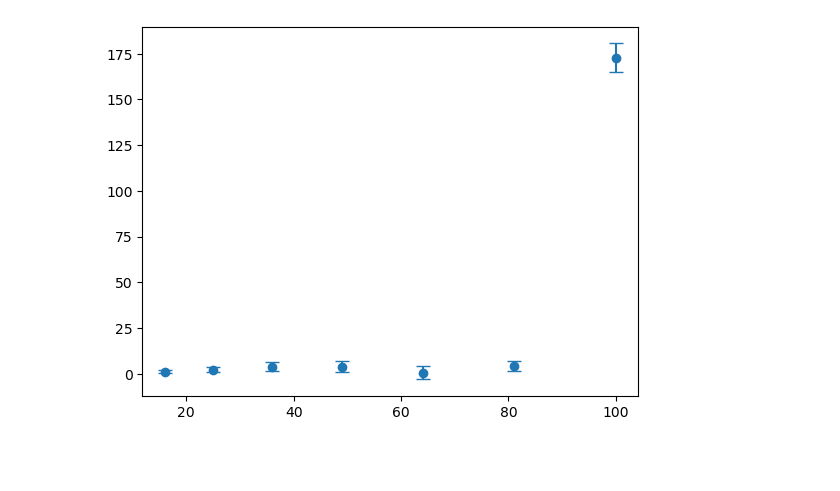
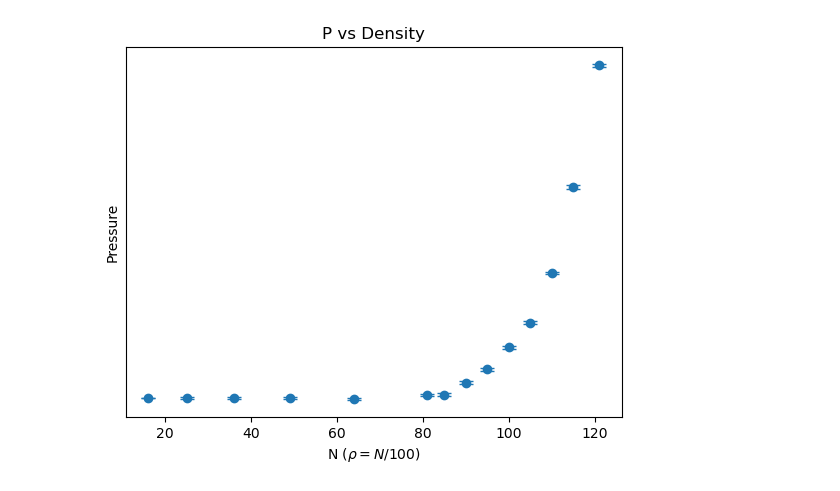
Before and after one commit to pjeong3120/md_engine, a Jupyter notebook: plots.ipynb, the cells around one changed output. Saved outputs shown, nothing was run; the diff lists cells and outputs as text; code cells hidden in the pictures; blank space fills up the shorter version.

```diff
--- a/plots.ipynb
+++ b/plots.ipynb
@@ -83,0 +94,17 @@ plt.show()
+# %%
+job_dir = f'./runs/gamma_screens/gamma={1.0}'
+
+with open(os.path.join(job_dir, 'data.pkl'), 'rb') as f:
+    data = pickle.load(f)
+
+time = data['time']
+temp = data['temp']
+
+plt.plot(time, temp, label = 'Simulation')
+plt.plot(time, np.ones_like(time) * temp.mean(), label = f'Mean temperature = {temp.mean():.6g}', color = 'tab:blue', alpha = 0.5)
+
+plt.xlabel('Time')
+plt.ylabel('Temperature')
+plt.legend()
+plt.title(r'Temperature over Time ($\gamma = 1.0$, $T_0 = 5$)')
+plt.show()
@@ -109,5 +238,29 @@ p.mean(), p.std()
 # %%
-plt.errorbar([16, 25, 36, 49, 64, 81, 100], p_means, yerr = p_stds, fmt = 'o', capsize = 5)
+p_means = []
+p_stds = []
+
+Ns = np.array([16, 25, 36, 49, 64, 81, 85, 90, 95, 100, 105, 110, 115, 121])
+for N in Ns:
+    job_dir = f'./runs/density_screens/N={N}'
+    with open(os.path.join(job_dir, 'data.pkl'), 'rb') as f:
+        data = pickle.load(f)
+
+    masses = data['masses']
+    r = data['r'][500:]
+    v = data['v'][500:]
+    potential = data['potential']
+    unit_cell = data['unit_cell']
+
+    p = np.array([compute_pressure(masses, r[t], v[t], potential, unit_cell) for t in range(len(r))])
+    p_means.append(p.mean())
+    p_stds.append(p.std())
+
+
+plt.errorbar(Ns, p_means, yerr = p_stds, fmt = 'o', capsize = 5)
+plt.ylabel('Pressure')
+plt.yticks([])
+plt.xlabel(r'N ($\rho = N / 100$)')
+plt.title(r'P vs Density')
 plt.show()
 # %% [output]
-[figure, old version]
+[figure, new version]
```
Also changed, not shown: parts of 22 cells of this notebook, 3 other files.
